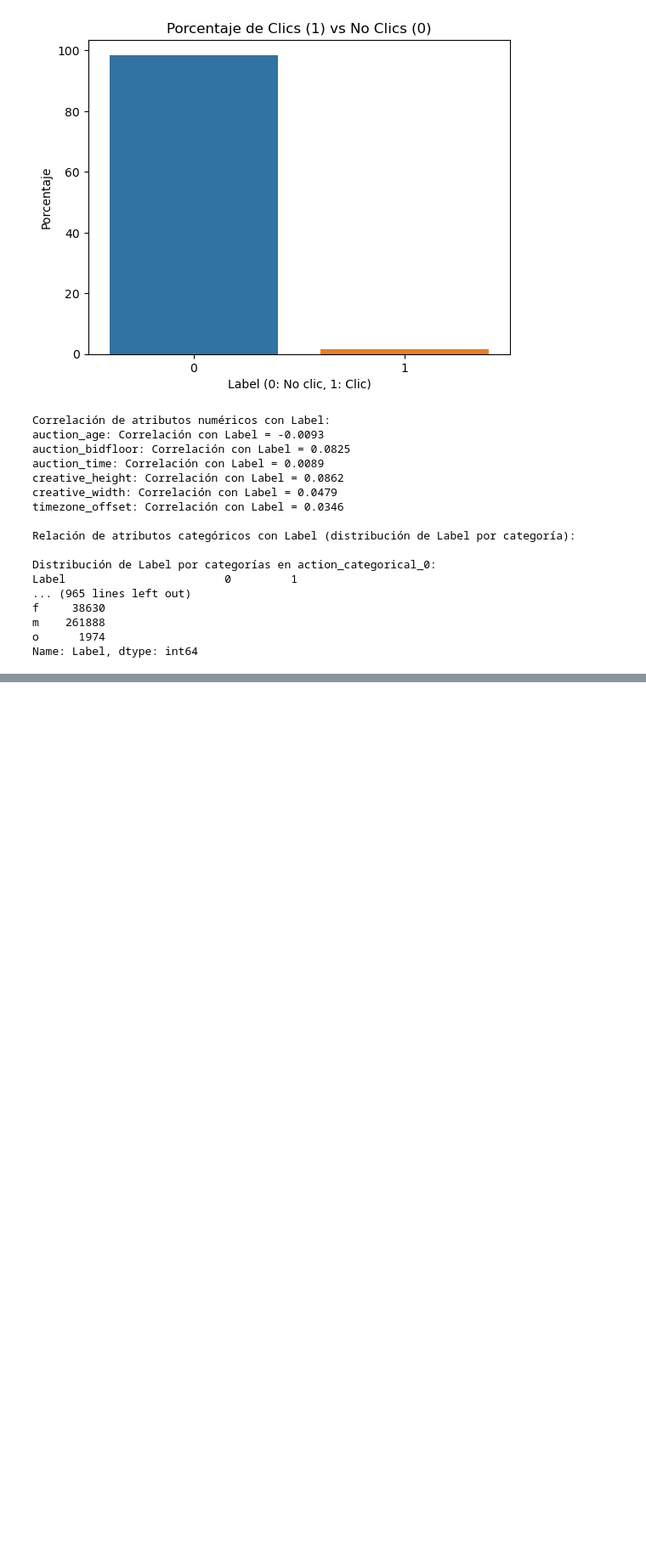
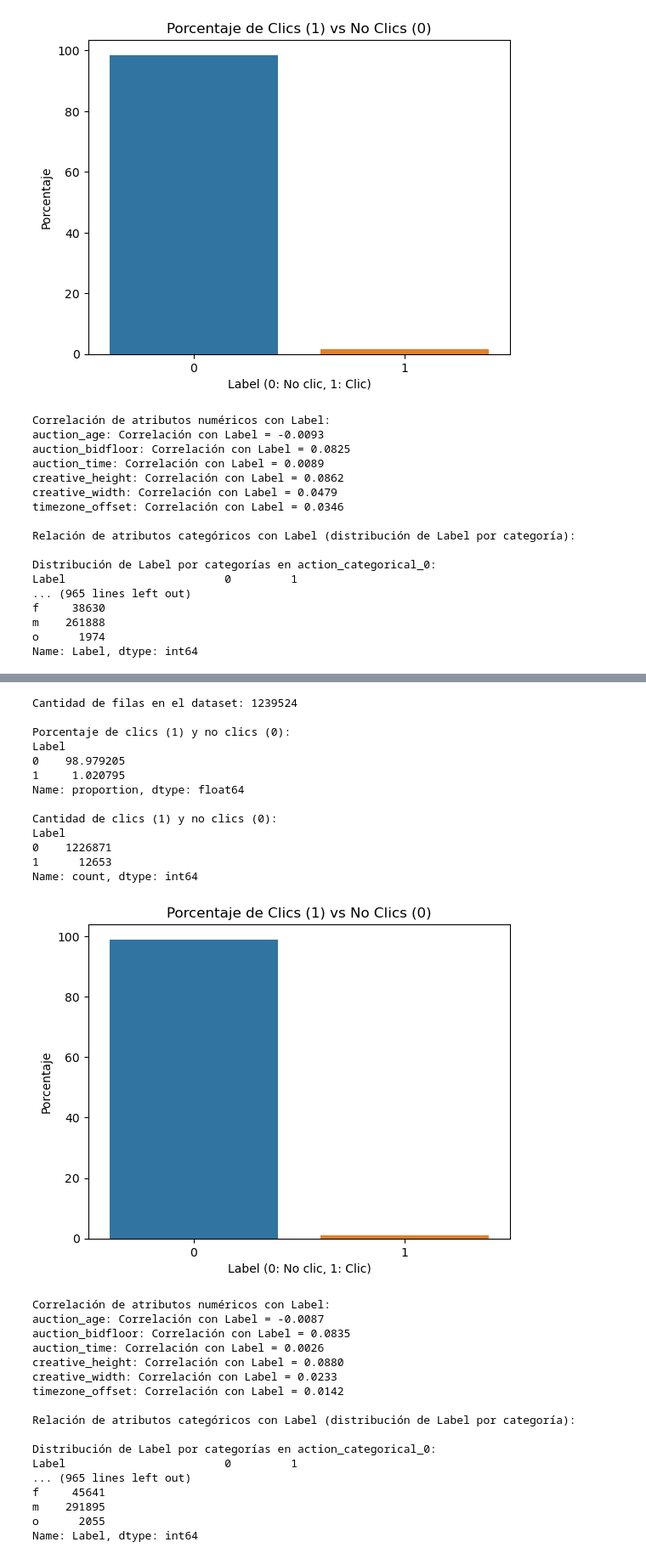
Before and after one commit to Luquish/TP2_TD6_roto, a Jupyter notebook: ingenieria.ipynb, the cells around one changed output, grey strips where cells are left out. Shown at 85% size. Cells and saved outputs as stored; diff of their text form; code cells hidden in the pictures; blank space fills up the shorter version.

```diff
--- a/ingenieria.ipynb
+++ b/ingenieria.ipynb
@@ -239,0 +465,76 @@ Name: Label, dtype: int64
+# %%
+# Cargar los datos de entrenamiento
+train_data_15 = pd.read_csv("data/ctr_15.csv")
+
+# Imprimir la cantidad de filas del dataset
+print(f"Cantidad de filas en el dataset: {train_data_15.shape[0]}")
+
+# Ver porcentaje de clics vs no clics en la columna Label
+label_counts = train_data_15['Label'].value_counts(normalize=True) * 100
+print("\nPorcentaje de clics (1) y no clics (0):")
+print(label_counts)
+
+# Cantidad de clics (1) y no clics (0)
+label_counts_abs = train_data_15['Label'].value_counts()
+print("\nCantidad de clics (1) y no clics (0):")
+print(label_counts_abs)
+
+# Visualización
+sns.barplot(x=label_counts.index, y=label_counts.values)
+plt.title("Porcentaje de Clics (1) vs No Clics (0)")
+plt.ylabel("Porcentaje")
+plt.xlabel("Label (0: No clic, 1: Clic)")
+plt.show()
+
+# Dividir los datos en numéricos y categóricos
+numeric_features = train_data_15.select_dtypes(include=['number']).columns.tolist()
+categorical_features = train_data_15.select_dtypes(include=['object']).columns.tolist()
+
+# Relación de cada atributo numérico con la columna Label
+print("\nCorrelación de atributos numéricos con Label:")
+for feature in numeric_features:
+    if feature != 'Label':
+        correlation = train_data_15[[feature, 'Label']].corr().iloc[0, 1]
+        print(f"{feature}: Correlación con Label = {correlation:.4f}")
+
+# Relación de cada atributo categórico con la columna Label
+print("\nRelación de atributos categóricos con Label (distribución de Label por categoría):")
+for feature in categorical_features:
+    if feature != 'Label':
+        print(f"\nDistribución de Label por categorías en {feature}:")
+        print(train_data_15.groupby(feature)['Label'].value_counts(normalize=True).unstack())
+        # También mostrar la cantidad de filas por categoría
+        print(f"Cantidad de filas por categorías en {feature}:")
+        print(train_data_15.groupby(feature)['Label'].size())
+# %% [output]
+Cantidad de filas en el dataset: 1239524
+
+Porcentaje de clics (1) y no clics (0):
+Label
+0    98.979205
+1     1.020795
+Name: proportion, dtype: float64
+
+Cantidad de clics (1) y no clics (0):
+Label
+0    1226871
+1      12653
+Name: count, dtype: int64
+[figure, added]
+Correlación de atributos numéricos con Label:
+auction_age: Correlación con Label = -0.0087
+auction_bidfloor: Correlación con Label = 0.0835
+auction_time: Correlación con Label = 0.0026
+creative_height: Correlación con Label = 0.0880
+creative_width: Correlación con Label = 0.0233
+timezone_offset: Correlación con Label = 0.0142
+
+Relación de atributos categóricos con Label (distribución de Label por categoría):
+
+Distribución de Label por categorías en action_categorical_0:
+Label                        0         1
+... (965 lines left out)
+f     45641
+m    291895
+o      2055
+Name: Label, dtype: int64
```
Also changed, not shown: parts of 5 cells of this notebook, 1 other file.
